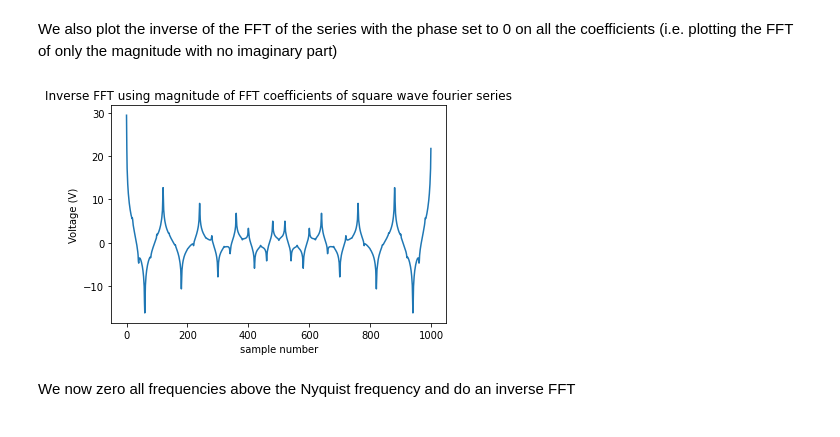
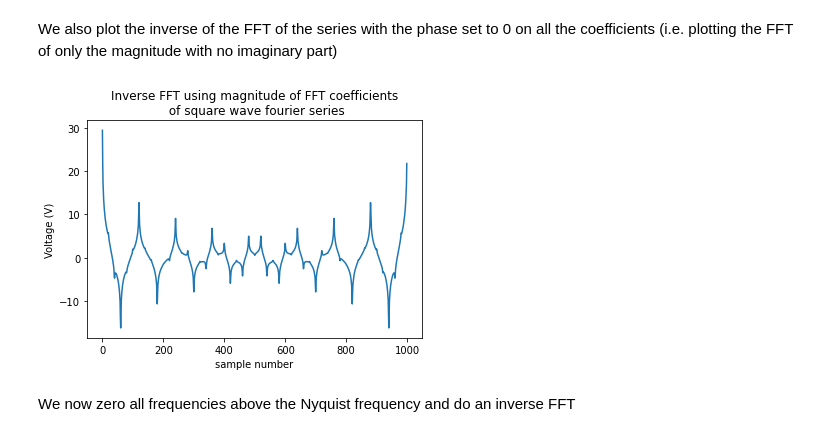
Before and after one commit to JackBarker7/practicals_code, a Jupyter notebook: EL21 - Digitisation and sampling/inverse_ft.ipynb, the cells around one changed output. Drawn from its saved outputs; the diff is of its cells as text; code cells hidden in the pictures.

Commit message:
fixed graphs

```diff
--- a/EL21 - Digitisation and sampling/inverse_ft.ipynb
+++ b/EL21 - Digitisation and sampling/inverse_ft.ipynb
@@ -89,16 +89,16 @@ We also plot the inverse of the FFT of the series with the phase set to 0 on all
 # %%
 # compute inverse FFT using only magnitude of FFT coefficients (equivalent to setting phase to 0)
 reverse_real =np.real(np.fft.ifft(np.abs(fourier)))
 
 # plot inverse FFT
 plt.plot(reverse_real)
 plt.xlabel("sample number")
 plt.ylabel("Voltage (V)")
-plt.title("Inverse FFT using magnitude of FFT coefficients of square wave fourier series")
+plt.title("Inverse FFT using magnitude of FFT coefficients\n of square wave fourier series")
 plt.savefig("inverse_FFT_magnitude_square_wave_fourier_series.png")
 plt.show()
 # %% [output]
-[figure, old version]
+[figure, new version]
 # %% [markdown]
 We now zero all frequencies above the Nyquist frequency and do an inverse FFT
 # %%
```
Also changed, not shown: parts of 6 cells of this notebook, 9 other files.
